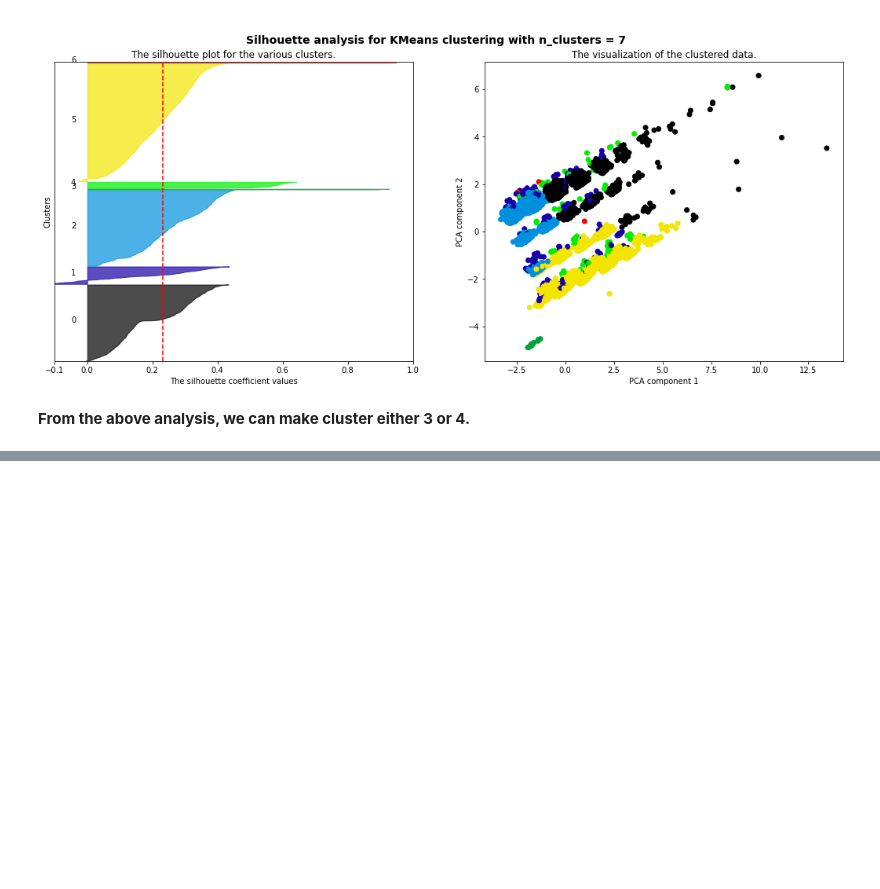
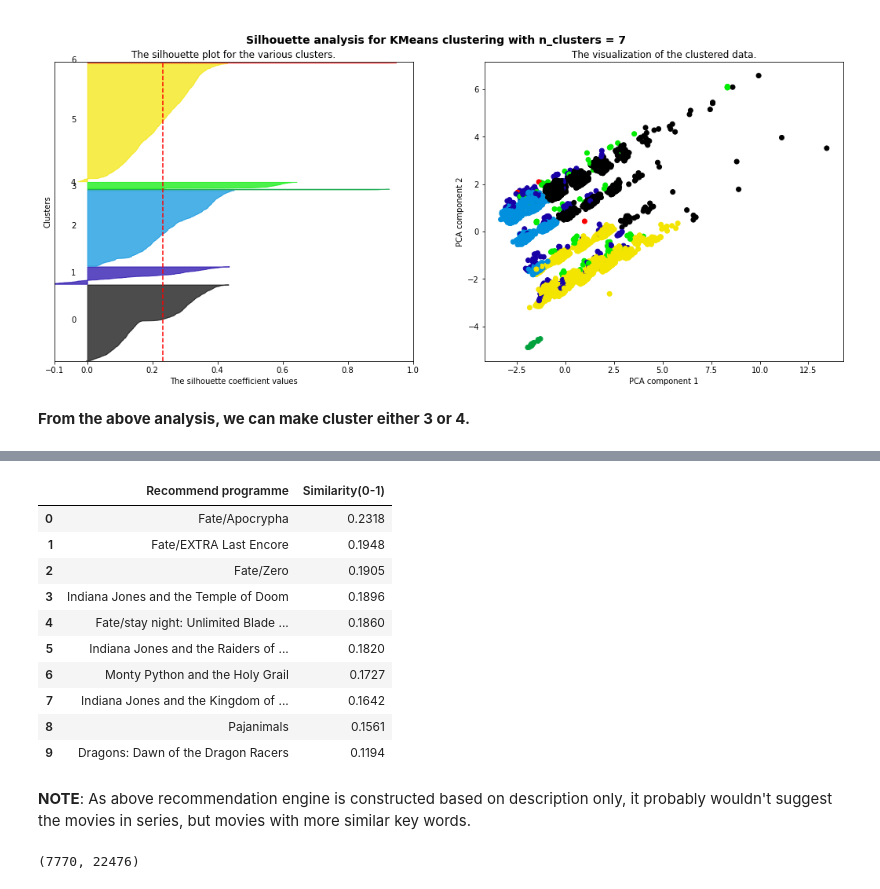
Before and after one commit to varnit836/NETFLIX-MOVIES-AND-TV-SHOWS-CLUSTERING, a Jupyter notebook: NETFLIX_MOVIES_AND_TV_SHOWS_CLUSTERING.ipynb, the cells around one changed output, grey strips where cells are left out. Drawn from its saved outputs; the diff is of its cells as text; code cells hidden in the pictures; blank space fills up the shorter version.

```diff
--- a/NETFLIX_MOVIES_AND_TV_SHOWS_CLUSTERING.ipynb
+++ b/NETFLIX_MOVIES_AND_TV_SHOWS_CLUSTERING.ipynb
@@ -952,0 +1116,16 @@ For n_clusters = 7 The average silhouette_score is : 0.2322343130779891
+# %%
+recommend("Indiana Jones and the Last Crusade")
+# %% [output]
+|  | Recommend programme | Similarity(0-1) |
+| 0 | Fate/Apocrypha | 0.2318 |
+| 1 | Fate/EXTRA Last Encore | 0.1948 |
+| 2 | Fate/Zero | 0.1905 |
+| 3 | Indiana Jones and the Temple of Doom | 0.1896 |
+| 4 | Fate/stay night: Unlimited Blade ... | 0.1860 |
+| 5 | Indiana Jones and the Raiders of ... | 0.1820 |
+| 6 | Monty Python and the Holy Grail | 0.1727 |
+| 7 | Indiana Jones and the Kingdom of ... | 0.1642 |
+| 8 | Pajanimals | 0.1561 |
+| 9 | Dragons: Dawn of the Dragon Racers | 0.1194 |
+# %% [markdown]
+**NOTE**: As above recommendation engine is constructed based on description only, it probably wouldn't suggest the movies in series, but movies with more similar key words.
@@ -952,0 +1141,5 @@ For n_clusters = 7 The average silhouette_score is : 0.2322343130779891
+# %%
+tfidf_matrix2 = tfidf.fit_transform(features)
+tfidf_matrix2.shape
+# %% [output]
+(7770, 22476)
```
Also changed, not shown: parts of 26 cells of this notebook.
